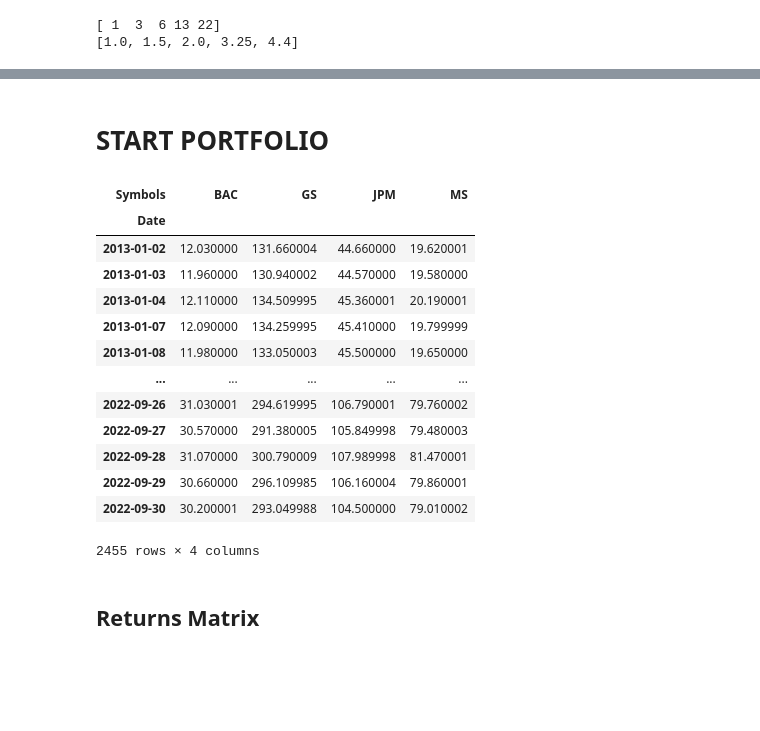
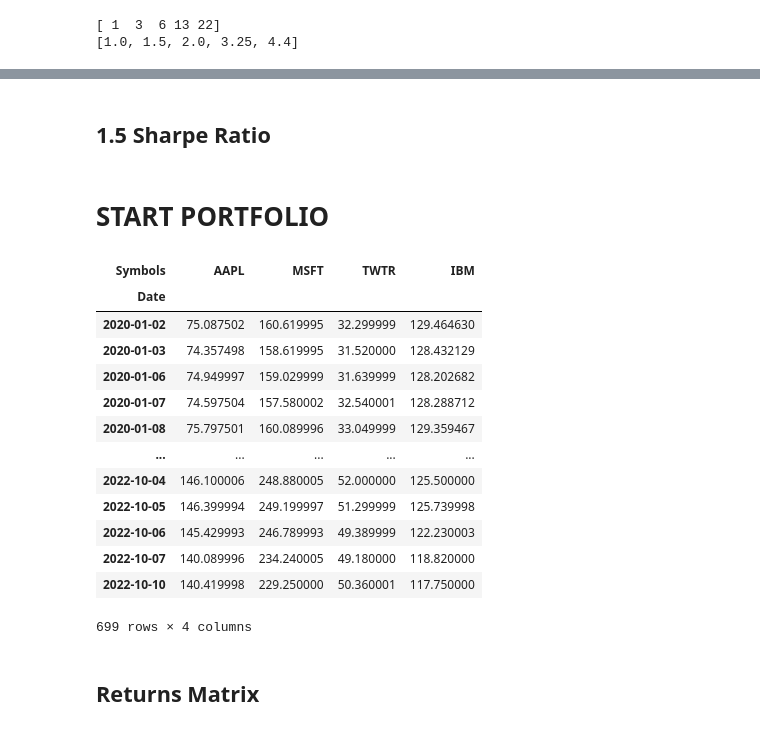
Before and after one commit to fred-aiello/Python-Test, a Jupyter notebook: Risks_Indicators.ipynb, the cells around one changed output, grey strips where cells are left out. Drawn from its saved outputs; the diff is of its cells as text; code cells hidden in the pictures; blank space fills up the shorter version.

```diff
--- a/Risks_Indicators.ipynb
+++ b/Risks_Indicators.ipynb
@@ -76,0 +127,2 @@ def Return(df,x,t_return):
+# %% [markdown]
+## 1.5 Sharpe Ratio
@@ -77,27 +131,27 @@ def Return(df,x,t_return):
 # %% [markdown]
 # START PORTFOLIO
 # %%
-start = dt.datetime(2013, 1,1) #1980, 1, 1)
+start = dt.datetime(2020,1,1) #(2013, 1,1) #1980, 1, 1)
 end = dt.datetime(2022, 10, 1)
 
-tickers = ['BAC', 'GS', 'JPM', 'MS'] #['AAPL', 'NKE', 'GOOGL','AMZN']
+tickers = ['AAPL', 'MSFT', 'TWTR', 'IBM'] #['BAC', 'GS', 'JPM', 'MS'] #['AAPL', 'NKE', 'GOOGL','AMZN']
 price_data = web.DataReader(tickers,
-                        'yahoo', start, end) ['Close']#['Adj Close']
+                        'yahoo',start) ['Close'] #'yahoo', start, end) ['Close']#['Adj Close']
 
 df=price_data.copy()
 df
 # %% [output]
-| Symbols | BAC | GS | JPM | MS |
+| Symbols | AAPL | MSFT | TWTR | IBM |
 | Date |  |  |  |  |
-| 2013-01-02 | 12.030000 | 131.660004 | 44.660000 | 19.620001 |
-| 2013-01-03 | 11.960000 | 130.940002 | 44.570000 | 19.580000 |
-| 2013-01-04 | 12.110000 | 134.509995 | 45.360001 | 20.190001 |
-| 2013-01-07 | 12.090000 | 134.259995 | 45.410000 | 19.799999 |
-| 2013-01-08 | 11.980000 | 133.050003 | 45.500000 | 19.650000 |
+| 2020-01-02 | 75.087502 | 160.619995 | 32.299999 | 129.464630 |
+| 2020-01-03 | 74.357498 | 158.619995 | 31.520000 | 128.432129 |
+| 2020-01-06 | 74.949997 | 159.029999 | 31.639999 | 128.202682 |
+| 2020-01-07 | 74.597504 | 157.580002 | 32.540001 | 128.288712 |
+| 2020-01-08 | 75.797501 | 160.089996 | 33.049999 | 129.359467 |
 | ... | ... | ... | ... | ... |
-| 2022-09-26 | 31.030001 | 294.619995 | 106.790001 | 79.760002 |
-| 2022-09-27 | 30.570000 | 291.380005 | 105.849998 | 79.480003 |
-| 2022-09-28 | 31.070000 | 300.790009 | 107.989998 | 81.470001 |
-| 2022-09-29 | 30.660000 | 296.109985 | 106.160004 | 79.860001 |
-| 2022-09-30 | 30.200001 | 293.049988 | 104.500000 | 79.010002 |
+| 2022-10-04 | 146.100006 | 248.880005 | 52.000000 | 125.500000 |
+| 2022-10-05 | 146.399994 | 249.199997 | 51.299999 | 125.739998 |
+| 2022-10-06 | 145.429993 | 246.789993 | 49.389999 | 122.230003 |
+| 2022-10-07 | 140.089996 | 234.240005 | 49.180000 | 118.820000 |
+| 2022-10-10 | 140.419998 | 229.250000 | 50.360001 | 117.750000 |
-2455 rows × 4 columns
+699 rows × 4 columns
```
Also changed, not shown: parts of 45 cells of this notebook.
